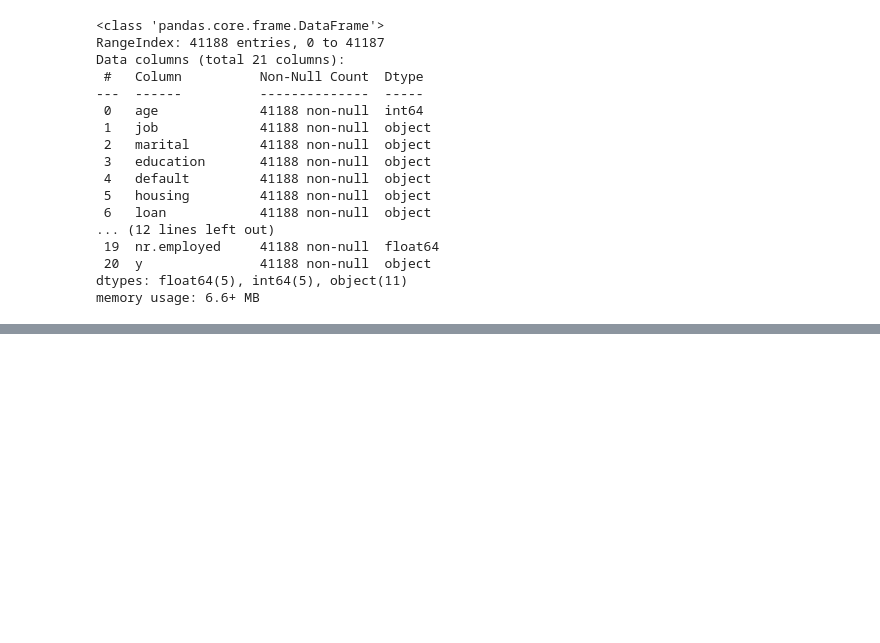
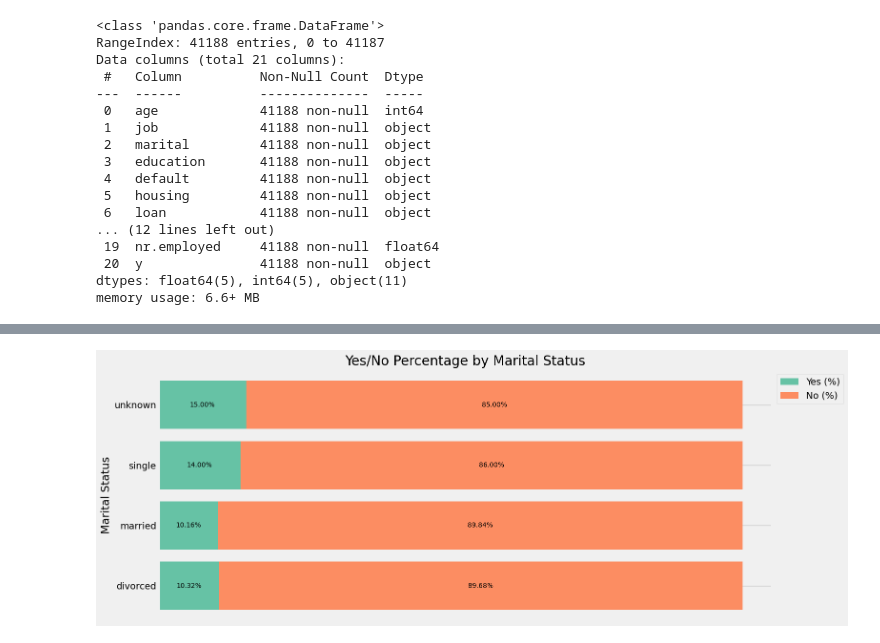
Before and after one commit to n0th1ng999/MINDD-TP1, a Jupyter notebook: EDA.ipynb, the cells around one changed output, grey strips where cells are left out. Cells and saved outputs as stored; diff of their text form; code cells hidden in the pictures; blank space fills up the shorter version.

```diff
--- a/EDA.ipynb
+++ b/EDA.ipynb
@@ -123,0 +400,46 @@ memory usage: 6.6+ MB
+# %%
+plt.figure(figsize=(16,6))
+
+# Plot bars and capture the bar objects
+bars_yes = plt.barh(marital_percentages["Marital Status"], marital_percentages["Yes (%)"], label="Yes (%)")
+bars_no = plt.barh(marital_percentages["Marital Status"], marital_percentages["No (%)"],
+                   left=marital_percentages["Yes (%)"], label="No (%)")
+
+# Add percentage labels inside the bars
+for bar in bars_yes:
+    width = bar.get_width()
+    if width > 0:
+        plt.text(
+
+        width/2,                   # center of the "Yes" segment
+        bar.get_y() + bar.get_height()/2,
+        f"{width:.2f}%",
+        ha='center', va='center',
+        color='black', fontsize=10
+    )
+
+for bar, yes_width in zip(bars_no, marital_percentages["Yes (%)"]):
+        width = bar.get_width()
+        if width > 0:
+            plt.text(
+
+            yes_width + width/2,        # center of the "No" segment
+            bar.get_y() + bar.get_height()/2,
+            f"{width:.2f}%",
+            ha='center', va='center',
+            color='black', fontsize=10
+        )
+
+
+plt.ylabel("Marital Status")
+plt.title("Yes/No Percentage by Marital Status")
+
+# Set major ticks every 10%
+plt.xticks([])
+
+
+plt.legend(loc='upper left', bbox_to_anchor=(1, 1))
+plt.tight_layout()
+plt.show()
+# %% [output]
+[figure, added]
```
Also changed, not shown: parts of 77 cells of this notebook, 2 other files.
